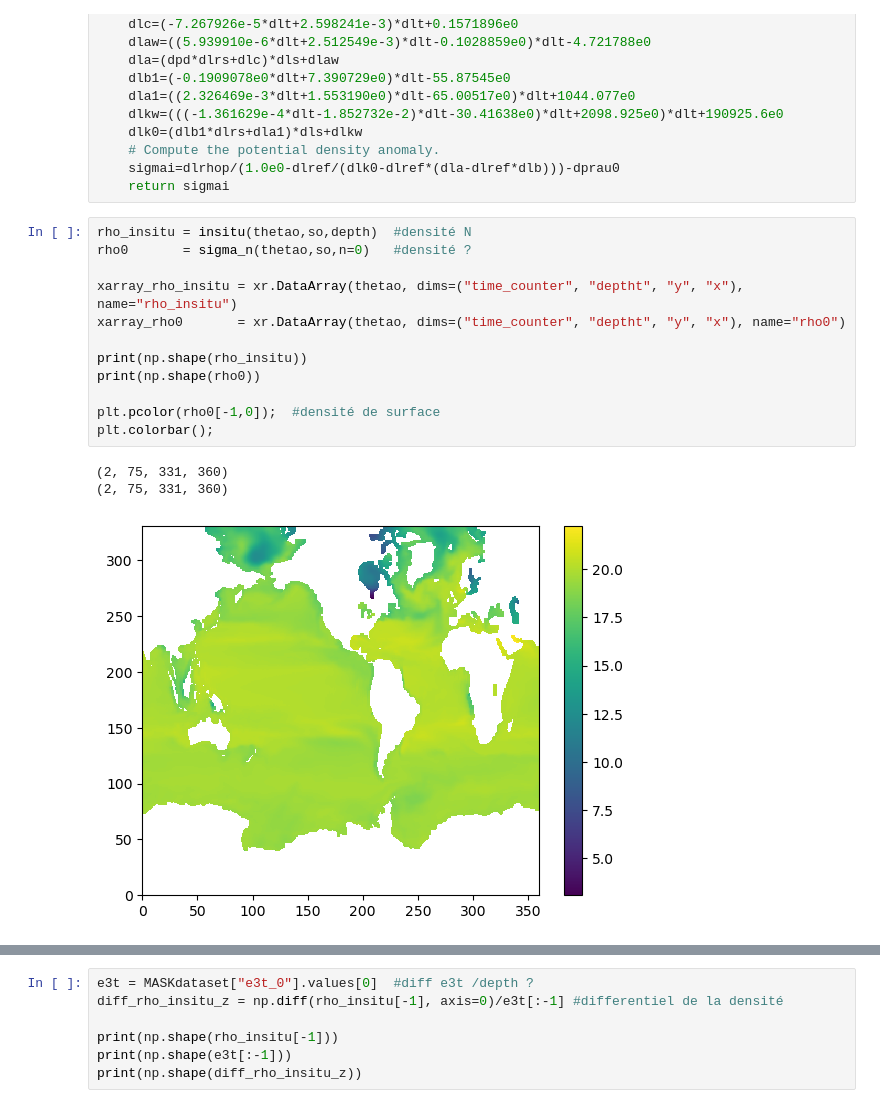
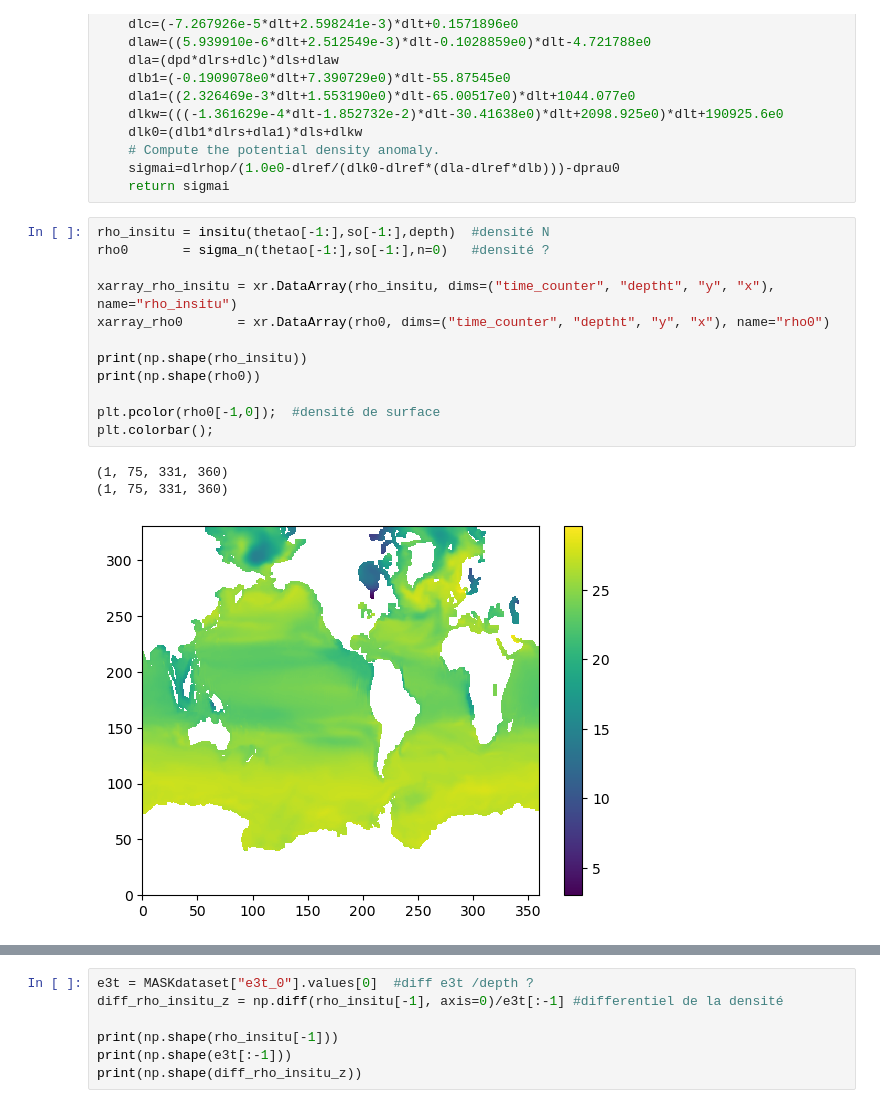
Before and after one commit to maudtst/Spinup-NEMO, a Jupyter notebook: Restart.ipynb, the cells around one changed output, grey strips where cells are left out. Cells and saved outputs as stored; diff of their text form.

```diff
--- a/Restart.ipynb
+++ b/Restart.ipynb
@@ -110,21 +110,21 @@ def sigma_n(theta0,S,n):
     sigmai=dlrhop/(1.0e0-dlref/(dlk0-dlref*(dla-dlref*dlb)))-dprau0
     return sigmai
 # %%
-rho_insitu = insitu(thetao,so,depth)  #densité N
-rho0       = sigma_n(thetao,so,n=0)   #densité ?
+rho_insitu = insitu(thetao[-1:],so[-1:],depth)  #densité N
+rho0       = sigma_n(thetao[-1:],so[-1:],n=0)   #densité ?
 
-xarray_rho_insitu = xr.DataArray(thetao, dims=("time_counter", "deptht", "y", "x"), name="rho_insitu")
-xarray_rho0       = xr.DataArray(thetao, dims=("time_counter", "deptht", "y", "x"), name="rho0")
+xarray_rho_insitu = xr.DataArray(rho_insitu, dims=("time_counter", "deptht", "y", "x"), name="rho_insitu")
+xarray_rho0       = xr.DataArray(rho0, dims=("time_counter", "deptht", "y", "x"), name="rho0")
 
 print(np.shape(rho_insitu))
 print(np.shape(rho0))
 
 plt.pcolor(rho0[-1,0]);  #densité de surface
 plt.colorbar();
 # %% [output]
-(2, 75, 331, 360)
-(2, 75, 331, 360)
+(1, 75, 331, 360)
+(1, 75, 331, 360)
-[figure, old version]
+[figure, new version]
 # %%
 for i in range(0,331,10):
     for j in range(0,360,10):
```
Also changed, not shown: parts of 5 cells of this notebook.
